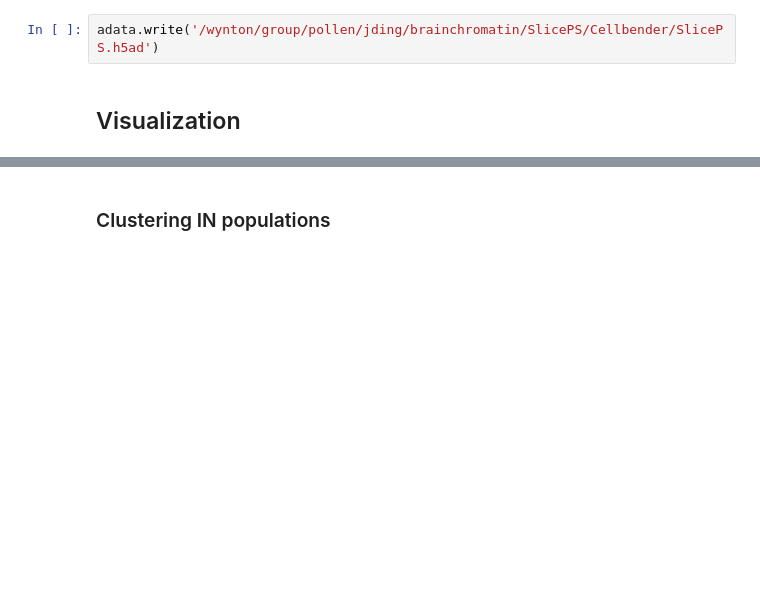
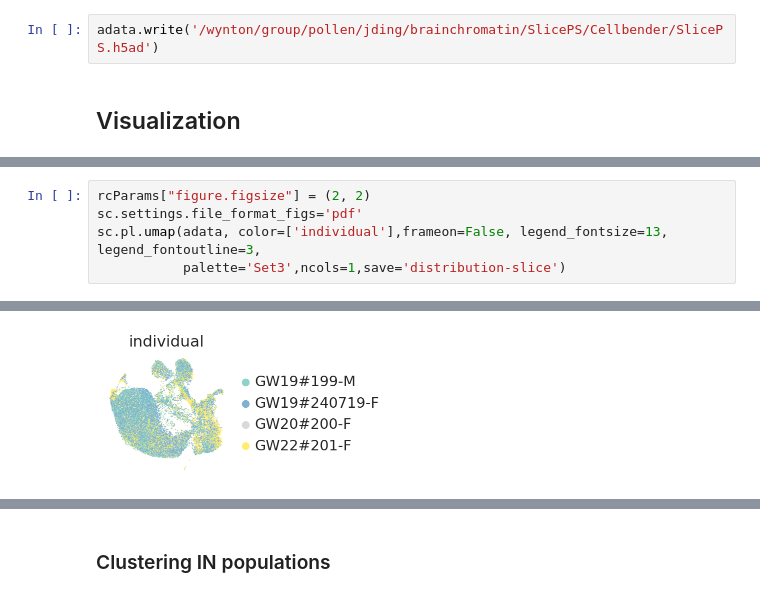
Before and after one commit to Pollen-lab/perturbTF, a Jupyter notebook: preprocessing/qc-annot_scanpy_slice.ipynb, the cells around one changed output, grey strips where cells are left out. Drawn from its saved outputs; the diff is of its cells as text; blank space fills up the shorter version.

```diff
--- a/preprocessing/qc-annot_scanpy_slice.ipynb
+++ b/preprocessing/qc-annot_scanpy_slice.ipynb
@@ -240,0 +235,6 @@ WARNING: saving figure to file figures/umapSlicePS_leiden.svg
+# %%
+rcParams["figure.figsize"] = (2, 2)
+sc.settings.file_format_figs='pdf'
+sc.pl.umap(adata, color=['individual'],frameon=False, legend_fontsize=13, legend_fontoutline=3,
+           palette='Set3',ncols=1,save='distribution-slice')
+# %% [output]
@@ -240,0 +242 @@ WARNING: saving figure to file figures/umapSlicePS_leiden.svg
+[figure, added]
```
Also changed, not shown: parts of 16 cells of this notebook.
